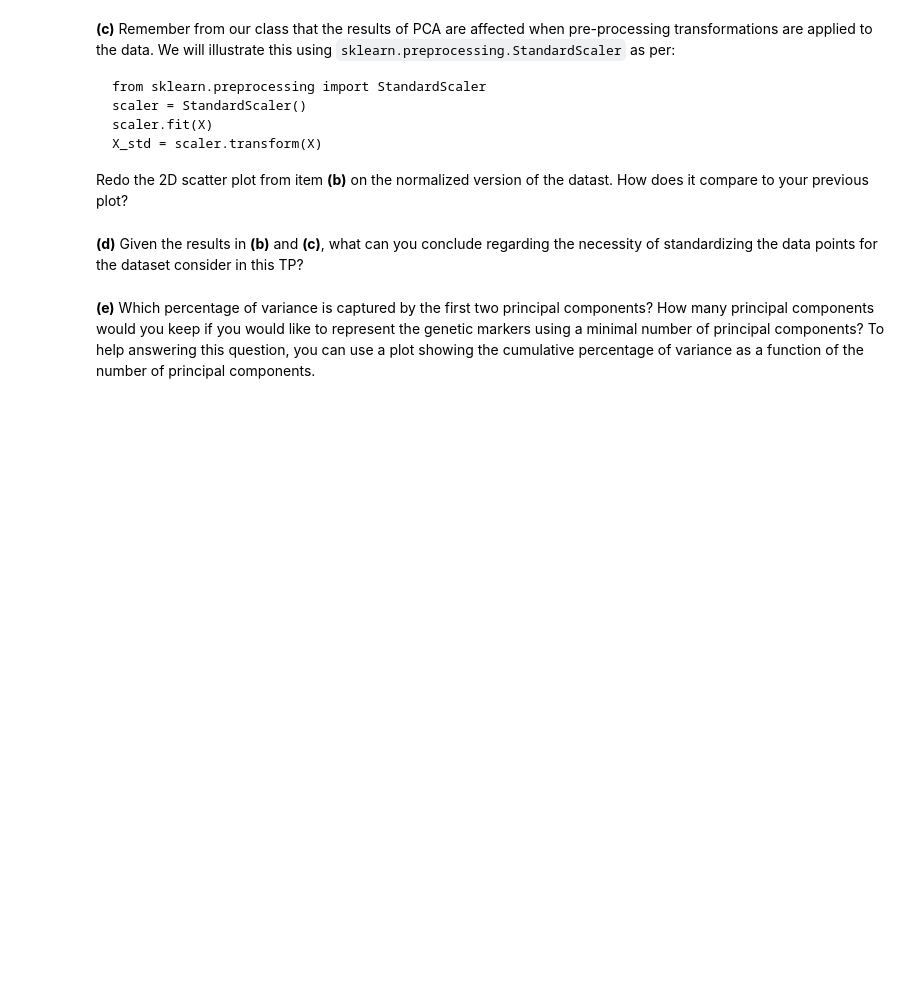
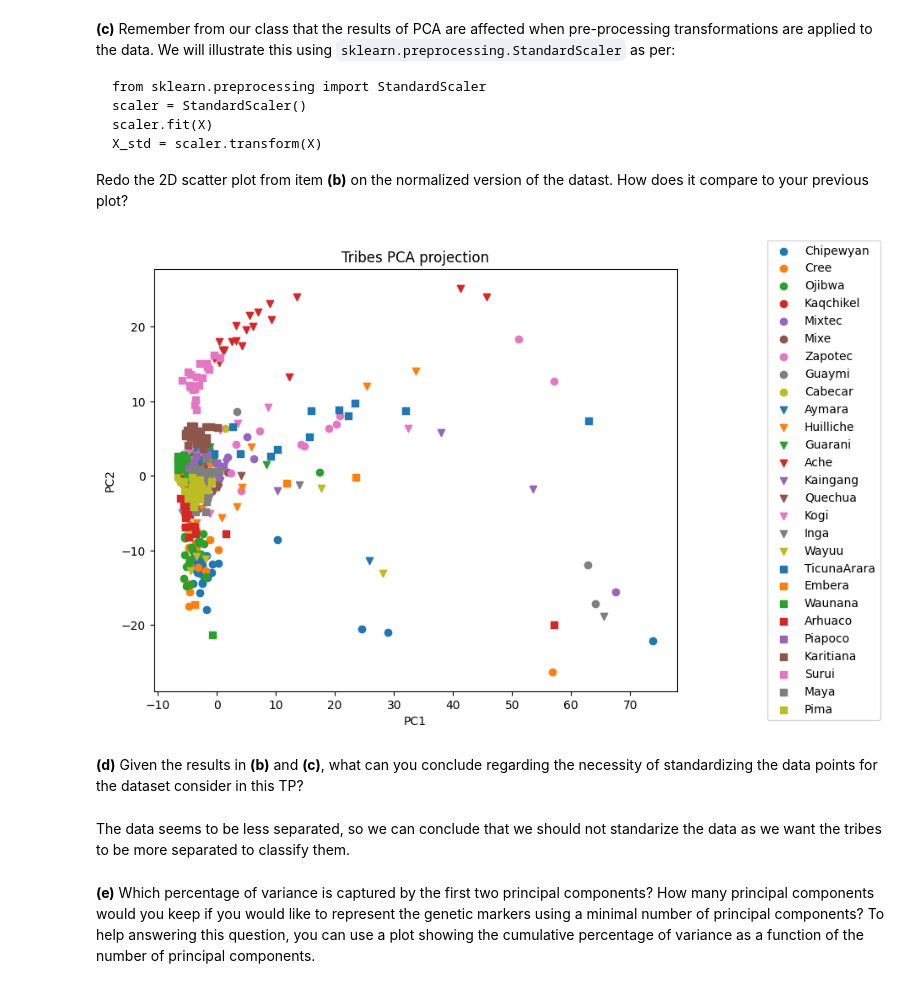
Before and after one commit to AlexGouret/ISLA, a Jupyter notebook: TP2.ipynb, the cells around one changed output. Saved outputs shown, nothing was run; the diff lists cells and outputs as text; code cells hidden in the pictures; blank space fills up the shorter version.

````diff
--- a/TP2.ipynb
+++ b/TP2.ipynb
@@ -209,7 +258,36 @@ scaler.fit(X)
 X_std = scaler.transform(X)
 ```
 Redo the 2D scatter plot from item **(b)** on the normalized version of the datast. How does it compare to your previous plot?
+# %%
+from sklearn.preprocessing import StandardScaler
+scaler = StandardScaler()
+scaler.fit(X)
+X_std = scaler.transform(X)
+pca.fit(X_std)
+Z_std = pca.transform(X_std)
+
+marker_list = ['o', 'v', 's']
+colors_list = [f'C{i}' for i in range(9)]
+
+fig, ax = plt.subplots(figsize=(8.0, 6.5))
+for i, tribe in enumerate(gdf['Pop'].unique()):
+    subset = Z_std[tribes == tribe]
+    #members_tribe = gdf[gdf['Pop'] == tribe]
+    ax.scatter(subset[:,0], subset[:,1],
+               marker=marker_list[i//9],
+               color=colors_list[i%9], label=tribe)
+
+ax.legend(loc='center right', bbox_to_anchor=(1.4, 0.5))
+ax.set_title('Tribes PCA projection')
+ax.set_xlabel('PC1')
+ax.set_ylabel('PC2')
+fig.show()
+fig.show()
+# %% [output]
+[figure, added]
 # %% [markdown]
 **(d)** Given the results in **(b)** and **(c)**, what can you conclude regarding the necessity of standardizing the data points for the dataset consider in this TP?
+# %% [markdown]
+The data seems to be less separated, so we can conclude that we should not standarize the data as we want the tribes to be more separated to classify them.
 # %% [markdown]
 **(e)** Which percentage of variance is captured by the first two principal components? How many principal components would you keep if you would like to represent the genetic markers using a minimal number of principal components? To help answering this question, you can use a plot showing the cumulative percentage of variance as a function of the number of principal components.
````
Also changed, not shown: parts of 6 cells of this notebook.
